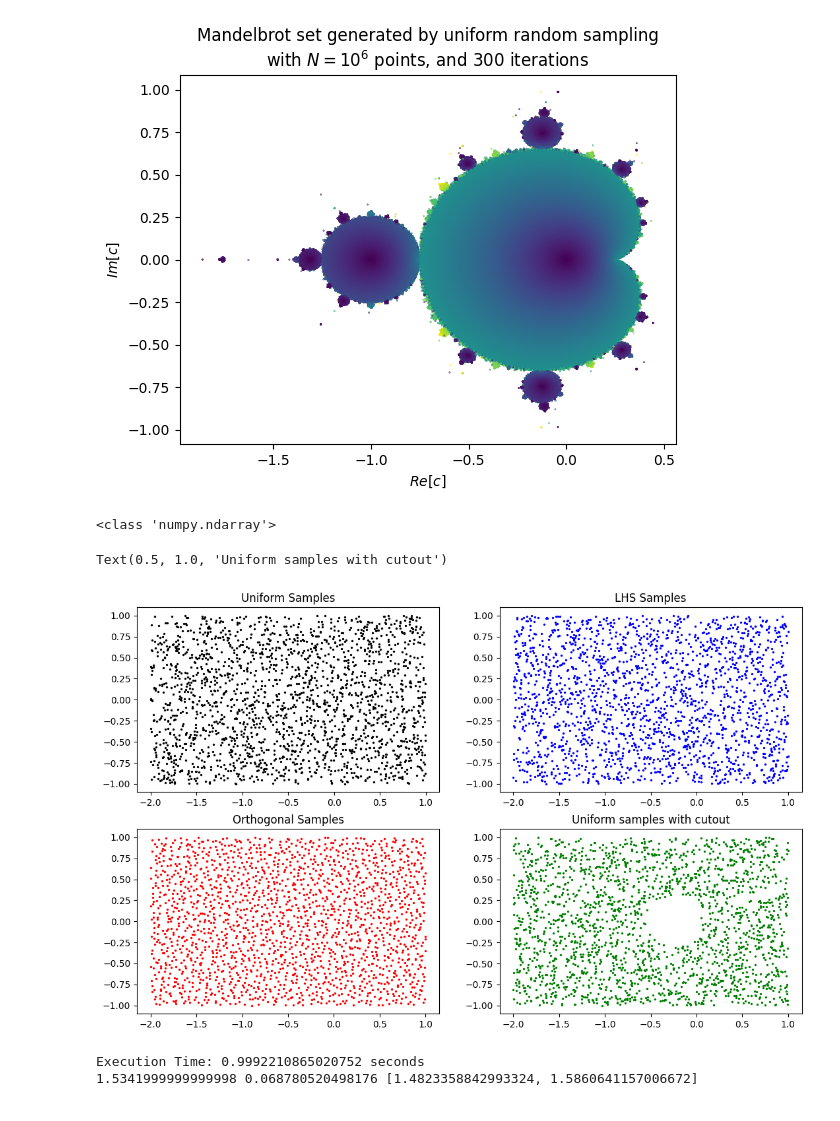
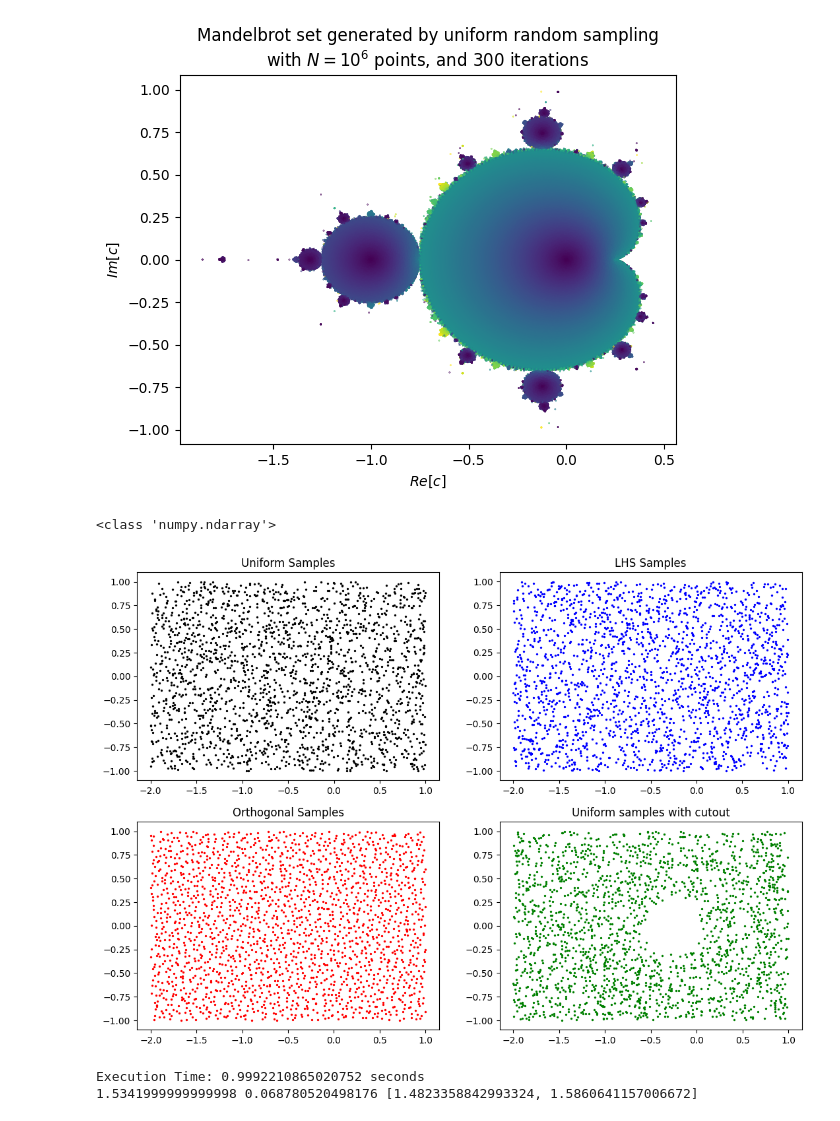
Before and after one commit to Foundnation/Stochastic-Simulation, a Jupyter notebook: mandelbrot_notebook.ipynb, the cells around one changed output. Cells and saved outputs as stored; diff of their text form; code cells hidden in the pictures.

Commit message:
added Wilcoxon tests, adjusted some plots

```diff
--- a/mandelbrot_notebook.ipynb
+++ b/mandelbrot_notebook.ipynb
@@ -18,28 +18,29 @@ area =  1.52067
 # %%
 num_points = 2000
 
 uniform_sample = complex_random_array(num_points)
 lhs_sample = complex_random_array(num_points, method='lhs')
 ortho_sample = complex_random_array(num_points, method='ortho')
 cutout_sample, _ = complex_random_array(num_points, method='cutout')
 print(type(ortho_sample))
 
 fig, axs = plt.subplots(2, 2)
 fig.set_figwidth(13)
-fig.set_figheight(8)
+fig.set_figheight(9)
 axs[0,0].scatter(uniform_sample.real, uniform_sample.imag, label="Uniform Samples", c='k', s=2)
 axs[0,1].scatter(lhs_sample.real, lhs_sample.imag, label="LHS Samples", c='b', s=2)
 axs[1,0].scatter(ortho_sample.real, ortho_sample.imag, label="Orthogonal Samples", c='r', s=2)
 axs[1,1].scatter(cutout_sample.real, cutout_sample.imag, label="Uniform samples with cutout", c='g', s=2)
 
 axs[0, 0].set_title("Uniform Samples")
 axs[0, 1].set_title("LHS Samples")
 axs[1, 0].set_title("Orthogonal Samples")
 axs[1, 1].set_title("Uniform samples with cutout")
+
+plt.savefig('sampling_methods.png', dpi=300)
 # %% [output]
 <class 'numpy.ndarray'>
-Text(0.5, 1.0, 'Uniform samples with cutout')
-[figure, old version]
+[figure, new version]
 # %%
 
 start_time = time.time()
```
Also changed, not shown: parts of 10 cells of this notebook, 2 other files.
